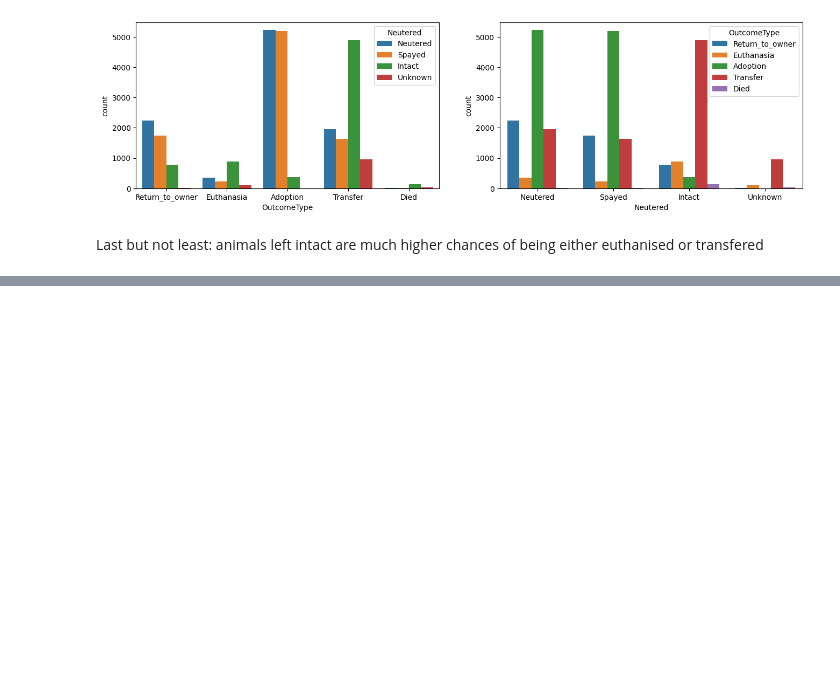
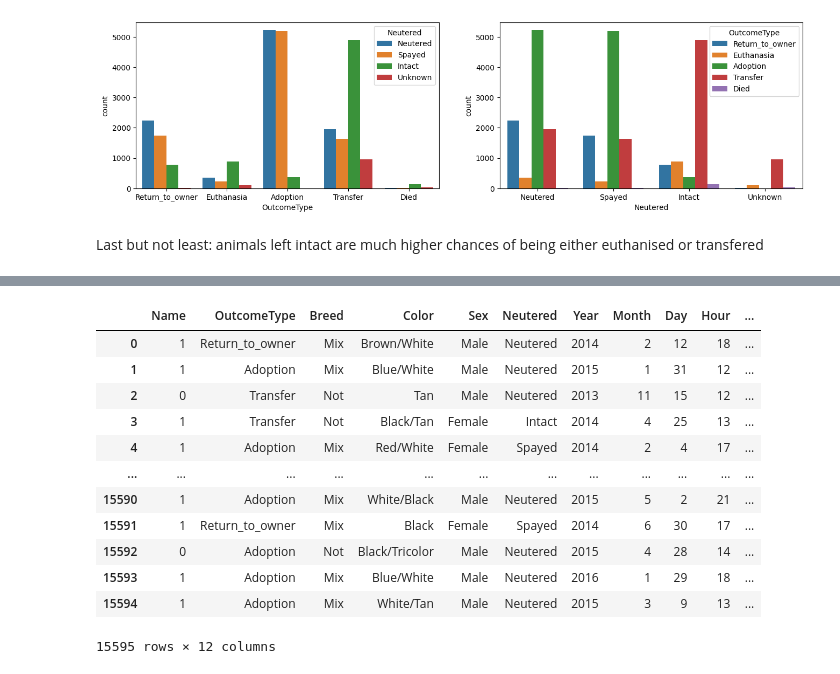
Before and after one commit to Clement733/animal_shelter_predi, a Jupyter notebook: animal_prediction.ipynb, the cells around one changed output, grey strips where cells are left out. Cells and saved outputs as stored; diff of their text form; code cells hidden in the pictures; blank space fills up the shorter version.

```diff
--- a/animal_prediction.ipynb
+++ b/animal_prediction.ipynb
@@ -381,0 +377,5 @@ cat_test.drop('index', axisinplace=True)
+# %%
+dog_train.drop('index', axis=1, inplace=True)
+cat_train.drop('index', axis=1, inplace=True)
+dog_test.drop('index', axis=1, inplace=True)
+cat_test.drop('index', axis=1, inplace=True)
@@ -381,0 +399,5 @@ cat_test.drop('index', axisinplace=True)
+# %%
+dog_train.drop('AnimalType', axis=1, inplace=True)
+cat_train.drop('AnimalType', axis=1, inplace=True)
+dog_test.drop('AnimalType', axis=1, inplace=True)
+cat_test.drop('AnimalType', axis=1, inplace=True)
@@ -381,0 +421,16 @@ cat_test.drop('index', axisinplace=True)
+# %%
+dog_train
+# %% [output]
+|  | Name | OutcomeType | Breed | Color | Sex | Neutered | Year | Month | Day | Hour | ... |
+| 0 | 1 | Return_to_owner | Mix | Brown/White | Male | Neutered | 2014 | 2 | 12 | 18 | ... |
+| 1 | 1 | Adoption | Mix | Blue/White | Male | Neutered | 2015 | 1 | 31 | 12 | ... |
+| 2 | 0 | Transfer | Not | Tan | Male | Neutered | 2013 | 11 | 15 | 12 | ... |
+| 3 | 1 | Transfer | Not | Black/Tan | Female | Intact | 2014 | 4 | 25 | 13 | ... |
+| 4 | 1 | Adoption | Mix | Red/White | Female | Spayed | 2014 | 2 | 4 | 17 | ... |
+| ... | ... | ... | ... | ... | ... | ... | ... | ... | ... | ... | ... |
+| 15590 | 1 | Adoption | Mix | White/Black | Male | Neutered | 2015 | 5 | 2 | 21 | ... |
+| 15591 | 1 | Return_to_owner | Mix | Black | Female | Spayed | 2014 | 6 | 30 | 17 | ... |
+| 15592 | 0 | Adoption | Not | Black/Tricolor | Male | Neutered | 2015 | 4 | 28 | 14 | ... |
+| 15593 | 1 | Adoption | Mix | Blue/White | Male | Neutered | 2016 | 1 | 29 | 18 | ... |
+| 15594 | 1 | Adoption | Mix | White/Tan | Male | Neutered | 2015 | 3 | 9 | 13 | ... |
+15595 rows × 12 columns
```
Also changed, not shown: parts of 55 cells of this notebook, 1 other file.
